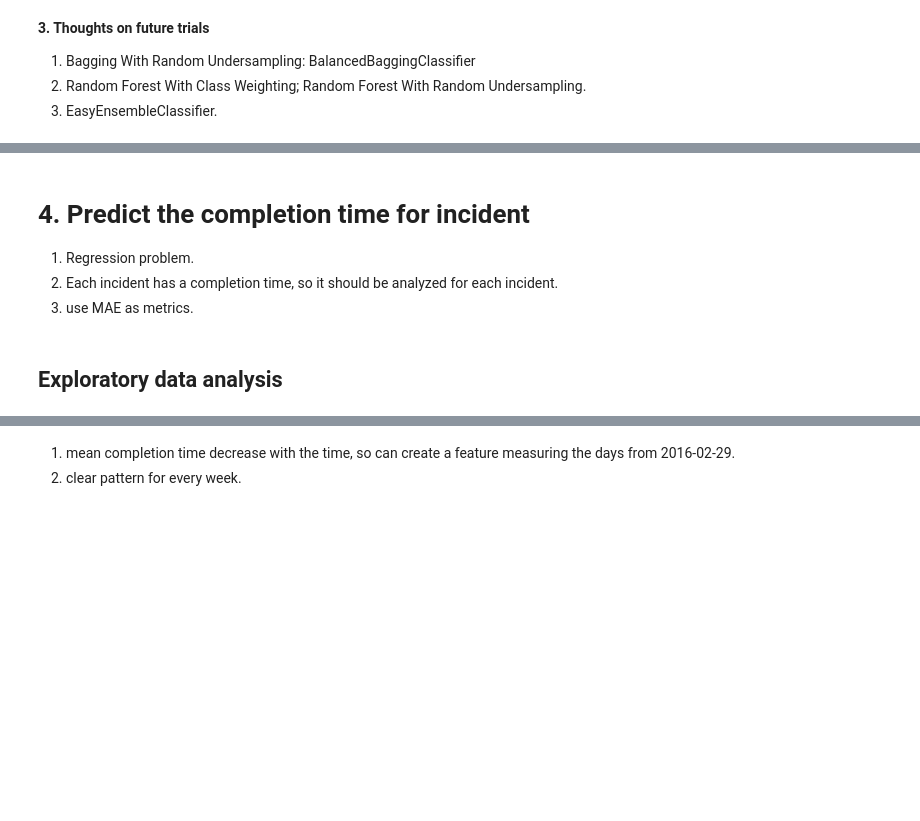
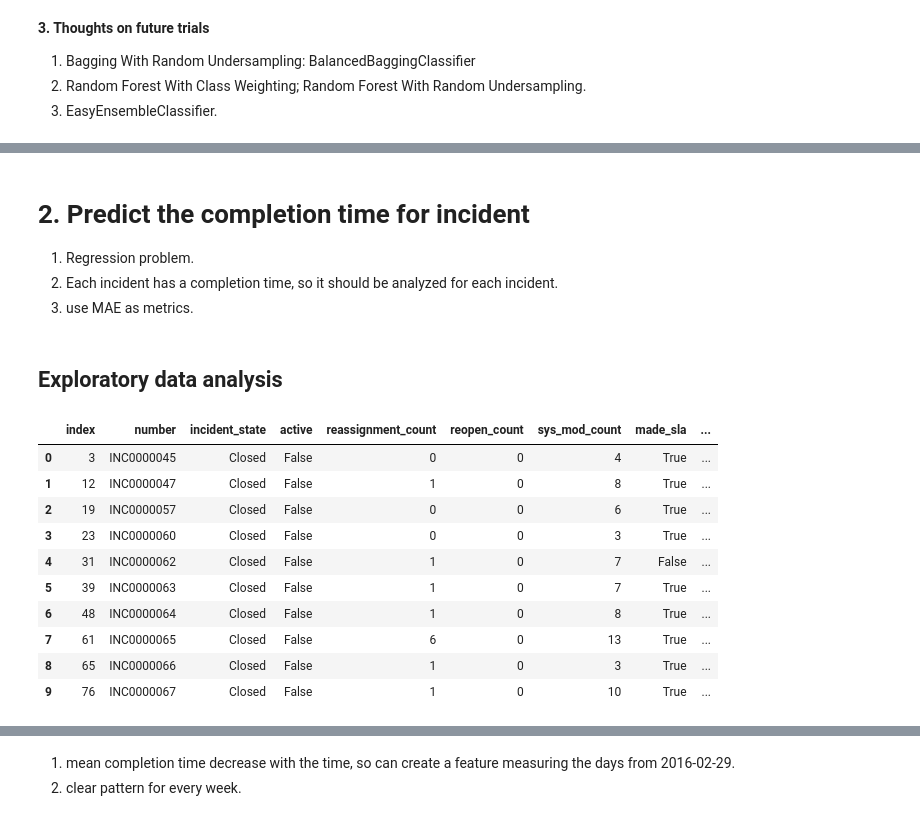
Before and after one commit to Zhefei123/Zhefei123-incident_management, a Jupyter notebook: Incident management 2.ipynb, the cells around one changed output, grey strips where cells are left out. Drawn from its saved outputs; the diff is of its cells as text; code cells hidden in the pictures; blank space fills up the shorter version.

```diff
--- a/Incident management 2.ipynb
+++ b/Incident management 2.ipynb
@@ -40,7 +23,7 @@ df = pd.read_csv('../input/incident_event_logdata.csv',delimiter=',')
 # %%
 pd.set_option('max_rows', None)
 pd.set_option('max_columns', None)
-pd.set_option('max_colwidth', None)
+#pd.set_option('max_colwidth', None)
 nRow, nCol = df.shape
 print(f'There are {nRow} rows and {nCol} columns')
 df.head(5)
@@ -523,5 +532,5 @@ y2 = np.where(df_ar.assigned_to == df_ar.resolved_by,1,0)
 # %% [markdown]
-# 4. Predict the completion time for incident
+# 2. Predict the completion time for incident
 
 1. Regression problem.
 2. Each incident has a completion time, so it should be analyzed for each incident.
@@ -533,3 +545,17 @@ y2 = np.where(df_ar.assigned_to == df_ar.resolved_by,1,0)
+# %%
+df_closed.head(10)
+# %% [output]
+|  | index | number | incident_state | active | reassignment_count | reopen_count | sys_mod_count | made_sla | ... |
+| 0 | 3 | INC0000045 | Closed | False | 0 | 0 | 4 | True | ... |
+| 1 | 12 | INC0000047 | Closed | False | 1 | 0 | 8 | True | ... |
+| 2 | 19 | INC0000057 | Closed | False | 0 | 0 | 6 | True | ... |
+| 3 | 23 | INC0000060 | Closed | False | 0 | 0 | 3 | True | ... |
+| 4 | 31 | INC0000062 | Closed | False | 1 | 0 | 7 | False | ... |
+| 5 | 39 | INC0000063 | Closed | False | 1 | 0 | 7 | True | ... |
+| 6 | 48 | INC0000064 | Closed | False | 1 | 0 | 8 | True | ... |
+| 7 | 61 | INC0000065 | Closed | False | 6 | 0 | 13 | True | ... |
+| 8 | 65 | INC0000066 | Closed | False | 1 | 0 | 3 | True | ... |
+| 9 | 76 | INC0000067 | Closed | False | 1 | 0 | 10 | True | ... |
 # %%
 import matplotlib.dates as mdates
 from matplotlib.dates import MO, TU, WE, TH, FR, SA, SU
```
Also changed, not shown: parts of 37 cells of this notebook.
